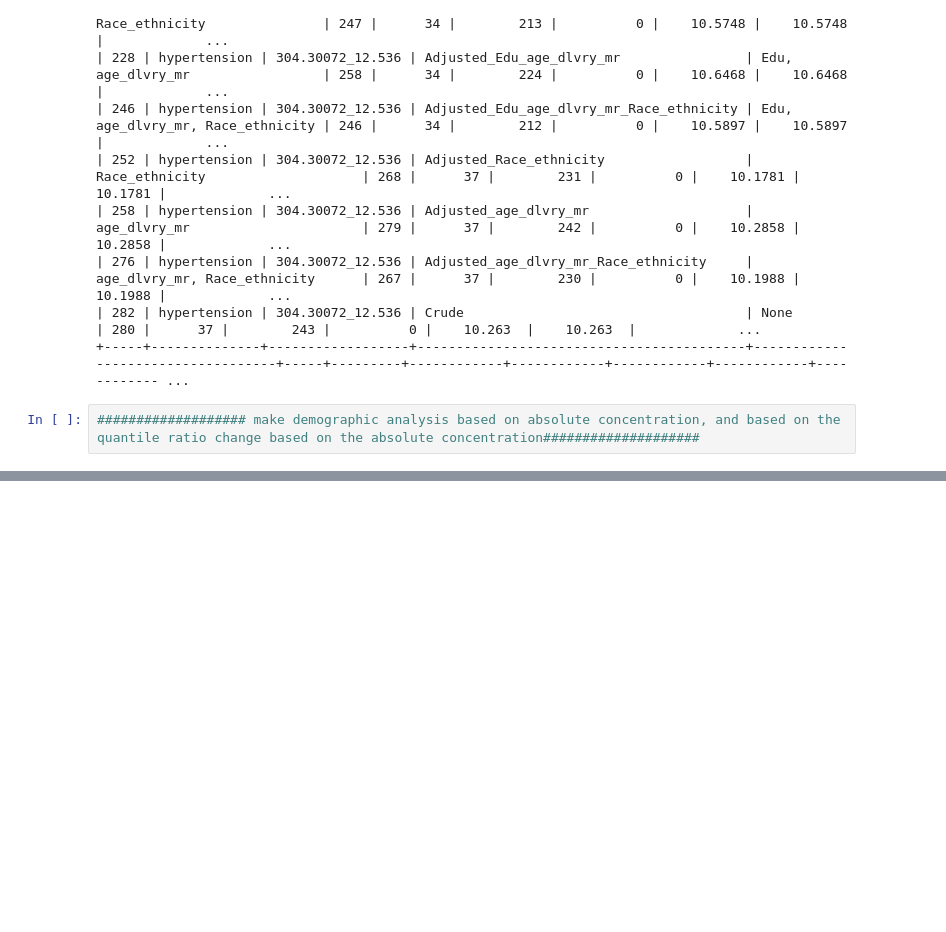
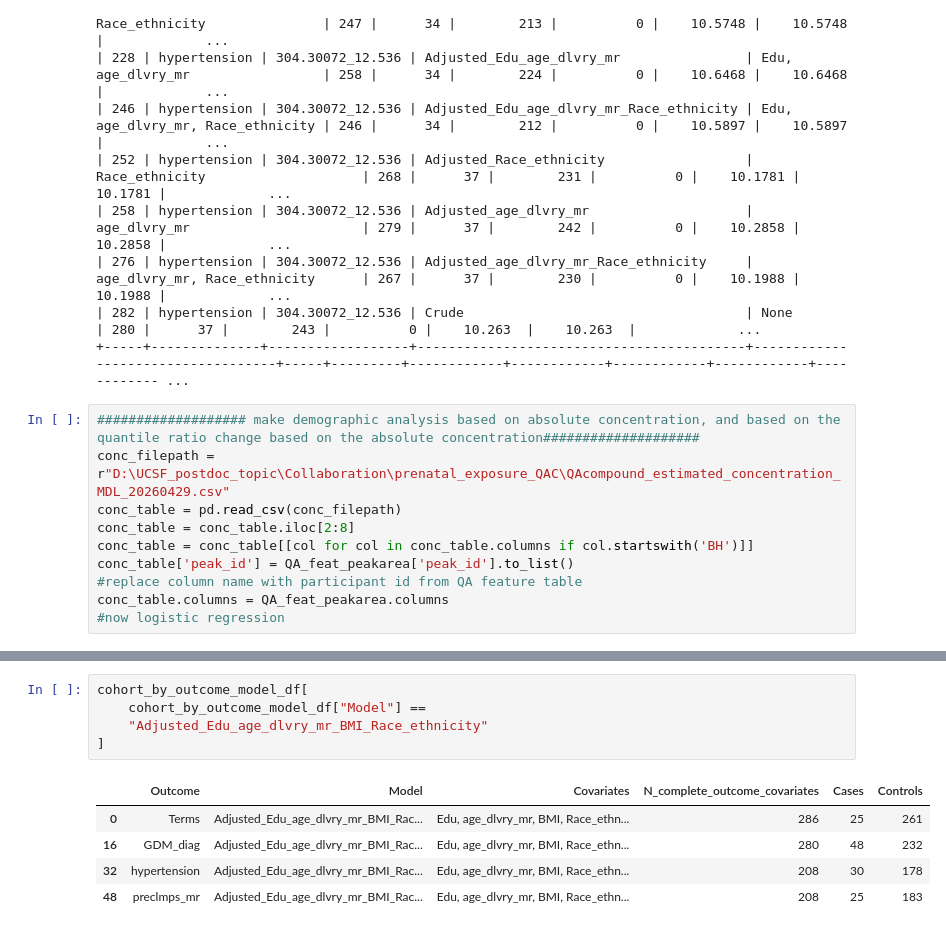
Before and after one commit to YANGJJ93MS/Prenatal_exposures_to_QACs, a Jupyter notebook: demographic_analysis_binary_regression_for_QAC_28052026.ipynb, the cells around one changed output, grey strips where cells are left out. Saved outputs shown, nothing was run; the diff lists cells and outputs as text; blank space fills up the shorter version.

```diff
--- a/demographic_analysis_binary_regression_for_QAC_28052026.ipynb
+++ b/demographic_analysis_binary_regression_for_QAC_28052026.ipynb
@@ -2043,3 +2043,11 @@ print(tabulate.tabulate(results_df_sig,headers = 'keys', tablefmt = 'psql'))
 +-----+--------------+------------------+------------------------------------------+-----------------------------------+-----+---------+------------+------------+------------+------------+------------ ...
 # %%
 ################### make demographic analysis based on absolute concentration, and based on the quantile ratio change based on the absolute concentration####################
+conc_filepath = r"D:\UCSF_postdoc_topic\Collaboration\prenatal_exposure_QAC\QAcompound_estimated_concentration_MDL_20260429.csv"
+conc_table = pd.read_csv(conc_filepath)
+conc_table = conc_table.iloc[2:8]
+conc_table = conc_table[[col for col in conc_table.columns if col.startswith('BH')]]
+conc_table['peak_id'] = QA_feat_peakarea['peak_id'].to_list()
+#replace column name with participant id from QA feature table
+conc_table.columns = QA_feat_peakarea.columns
+#now logistic regression
@@ -2045,0 +2567,11 @@ print(tabulate.tabulate(results_df_sig,headers = 'keys', tablefmt = 'psql'))
+# %%
+cohort_by_outcome_model_df[
+    cohort_by_outcome_model_df["Model"] ==
+    "Adjusted_Edu_age_dlvry_mr_BMI_Race_ethnicity"
+]
+# %% [output]
+|  | Outcome | Model | Covariates | N_complete_outcome_covariates | Cases | Controls |
+| 0 | Terms | Adjusted_Edu_age_dlvry_mr_BMI_Rac... | Edu, age_dlvry_mr, BMI, Race_ethn... | 286 | 25 | 261 |
+| 16 | GDM_diag | Adjusted_Edu_age_dlvry_mr_BMI_Rac... | Edu, age_dlvry_mr, BMI, Race_ethn... | 280 | 48 | 232 |
+| 32 | hypertension | Adjusted_Edu_age_dlvry_mr_BMI_Rac... | Edu, age_dlvry_mr, BMI, Race_ethn... | 208 | 30 | 178 |
+| 48 | preclmps_mr | Adjusted_Edu_age_dlvry_mr_BMI_Rac... | Edu, age_dlvry_mr, BMI, Race_ethn... | 208 | 25 | 183 |
```
Also changed, not shown: parts of 2 cells of this notebook, 1 other file.
